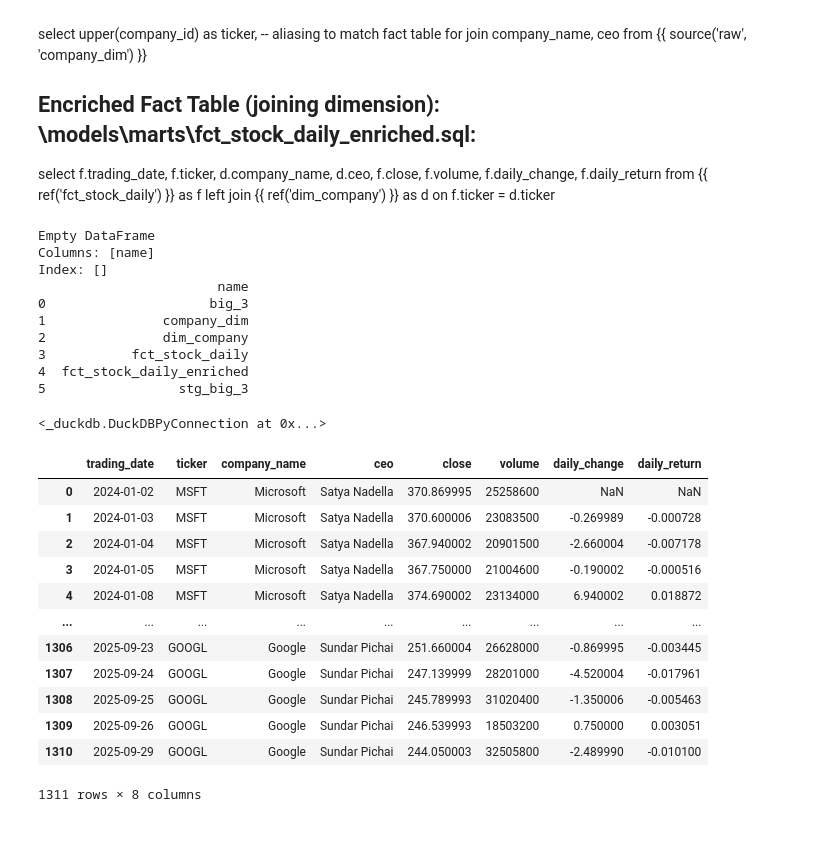
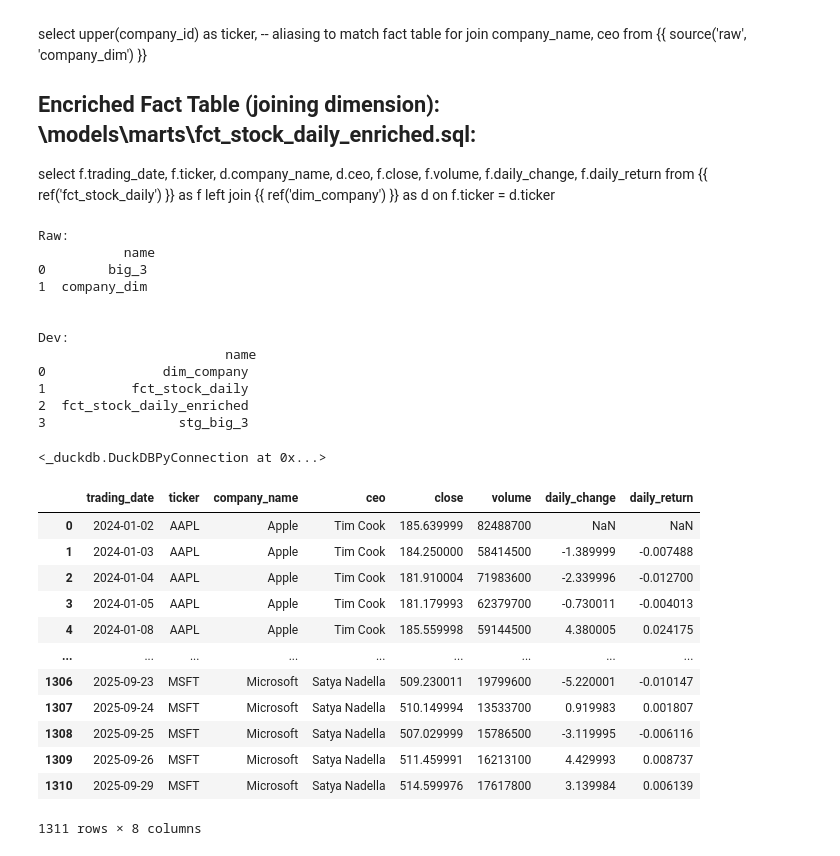
Before and after one commit to nolanwilliams199/DBT_Test_1, a Jupyter notebook: DBT Project 1 Notebook.ipynb, the cells around one changed output. Drawn from its saved outputs; the diff is of its cells as text; code cells hidden in the pictures.

```diff
--- a/DBT Project 1 Notebook.ipynb
+++ b/DBT Project 1 Notebook.ipynb
@@ -308,6 +309,7 @@ df_companies
 | 1 | MSFT | Microsoft | Satya Nadella |
 | 2 | GOOGL | Google | Sundar Pichai |
 # %%
+con = duckdb.connect("stocks.duckdb")
 con.execute("CREATE SCHEMA IF NOT EXISTS raw;") # Creating schema
 con.register("df_companies_view", df_companies) # Creating in-memory view of dataframe, which we can then persist to actual table
 
@@ -345,20 +347,23 @@ from {{ ref('fct_stock_daily') }} as f
 left join {{ ref('dim_company') }} as d
   on f.ticker = d.ticker
 # %%
-#con = duckdb.connect("stocks.duckdb")  # use exact same filename/path as profiles.yml
-print(con.execute("SHOW TABLES").fetchdf())
-print(con.execute("SHOW TABLES FROM raw").fetchdf())
+#con = duckdb.connect("stocks.duckdb")
+
+print("Raw:\n", con.execute("SHOW TABLES FROM raw").fetchdf())
+print("\n\nDev:\n", con.execute("SHOW TABLES FROM dev").fetchdf())
 # %% [output]
-Empty DataFrame
-Columns: [name]
-Index: []
-                       name
-0                     big_3
-1               company_dim
-2               dim_company
-3           fct_stock_daily
-4  fct_stock_daily_enriched
-5                 stg_big_3
+Raw:
+           name
+0        big_3
+1  company_dim
+
+
+Dev:
+                        name
+0               dim_company
+1           fct_stock_daily
+2  fct_stock_daily_enriched
+3                 stg_big_3
 # %%
 con.execute("DROP TABLE IF EXISTS raw.my_first_dbt_model;")
 con.execute("DROP VIEW IF EXISTS raw.my_second_dbt_model;")
@@ -365,21 +376,21 @@ con.execute("DROP VIEW IF EXISTS raw.my_second_dbt_model;")
 # %% [output]
 <_duckdb.DuckDBPyConnection at 0x...>
 # %%
-fact_enriched_df = con.execute("SELECT * FROM raw.fct_stock_daily_enriched").df()
+fact_enriched_df = con.execute("SELECT * FROM dev.fct_stock_daily_enriched").df()
 fact_enriched_df
 # %% [output]
 |  | trading_date | ticker | company_name | ceo | close | volume | daily_change | daily_return |
-| 0 | 2024-01-02 | MSFT | Microsoft | Satya Nadella | 370.869995 | 25258600 | NaN | NaN |
-| 1 | 2024-01-03 | MSFT | Microsoft | Satya Nadella | 370.600006 | 23083500 | -0.269989 | -0.000728 |
-| 2 | 2024-01-04 | MSFT | Microsoft | Satya Nadella | 367.940002 | 20901500 | -2.660004 | -0.007178 |
-| 3 | 2024-01-05 | MSFT | Microsoft | Satya Nadella | 367.750000 | 21004600 | -0.190002 | -0.000516 |
-| 4 | 2024-01-08 | MSFT | Microsoft | Satya Nadella | 374.690002 | 23134000 | 6.940002 | 0.018872 |
+| 0 | 2024-01-02 | AAPL | Apple | Tim Cook | 185.639999 | 82488700 | NaN | NaN |
+| 1 | 2024-01-03 | AAPL | Apple | Tim Cook | 184.250000 | 58414500 | -1.389999 | -0.007488 |
+| 2 | 2024-01-04 | AAPL | Apple | Tim Cook | 181.910004 | 71983600 | -2.339996 | -0.012700 |
+| 3 | 2024-01-05 | AAPL | Apple | Tim Cook | 181.179993 | 62379700 | -0.730011 | -0.004013 |
+| 4 | 2024-01-08 | AAPL | Apple | Tim Cook | 185.559998 | 59144500 | 4.380005 | 0.024175 |
 | ... | ... | ... | ... | ... | ... | ... | ... | ... |
-| 1306 | 2025-09-23 | GOOGL | Google | Sundar Pichai | 251.660004 | 26628000 | -0.869995 | -0.003445 |
-| 1307 | 2025-09-24 | GOOGL | Google | Sundar Pichai | 247.139999 | 28201000 | -4.520004 | -0.017961 |
-| 1308 | 2025-09-25 | GOOGL | Google | Sundar Pichai | 245.789993 | 31020400 | -1.350006 | -0.005463 |
-| 1309 | 2025-09-26 | GOOGL | Google | Sundar Pichai | 246.539993 | 18503200 | 0.750000 | 0.003051 |
-| 1310 | 2025-09-29 | GOOGL | Google | Sundar Pichai | 244.050003 | 32505800 | -2.489990 | -0.010100 |
+| 1306 | 2025-09-23 | MSFT | Microsoft | Satya Nadella | 509.230011 | 19799600 | -5.220001 | -0.010147 |
+| 1307 | 2025-09-24 | MSFT | Microsoft | Satya Nadella | 510.149994 | 13533700 | 0.919983 | 0.001807 |
+| 1308 | 2025-09-25 | MSFT | Microsoft | Satya Nadella | 507.029999 | 15786500 | -3.119995 | -0.006116 |
+| 1309 | 2025-09-26 | MSFT | Microsoft | Satya Nadella | 511.459991 | 16213100 | 4.429993 | 0.008737 |
+| 1310 | 2025-09-29 | MSFT | Microsoft | Satya Nadella | 514.599976 | 17617800 | 3.139984 | 0.006139 |
 1311 rows × 8 columns
 # %%
 con.close()
```
Also changed, not shown: parts of 8 cells of this notebook.
